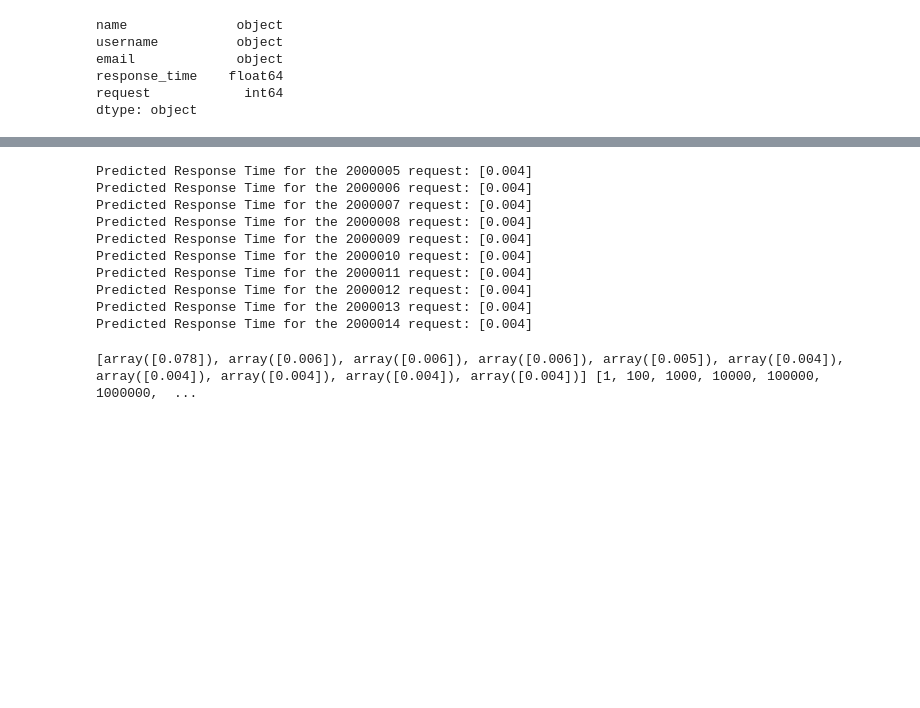
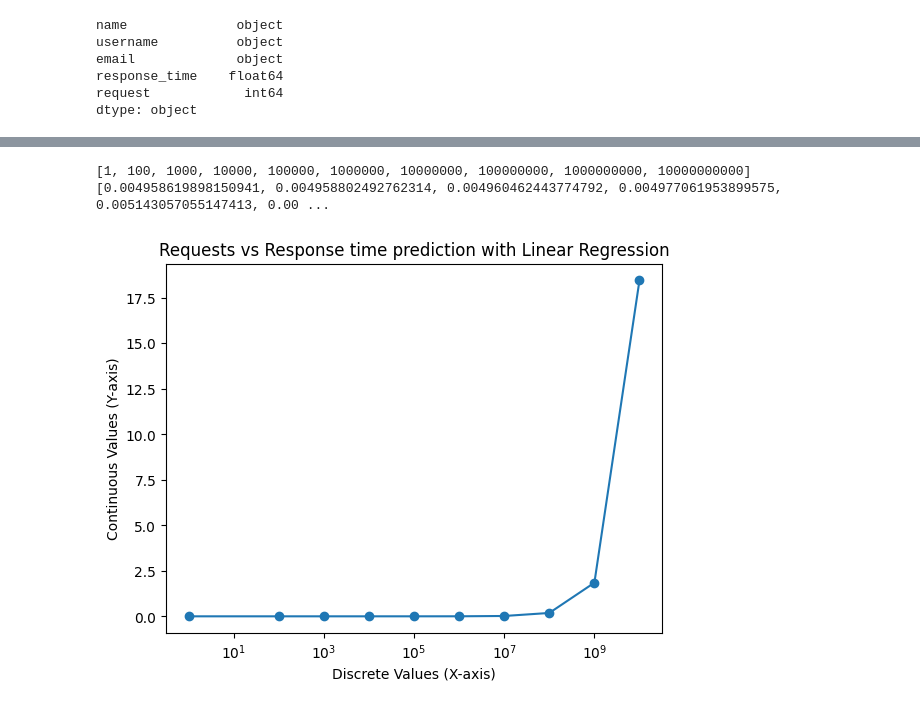
Before and after one commit to Eddie2111/Researches, a Jupyter notebook: request_worker/report.ipynb, the cells around one changed output, grey strips where cells are left out. Drawn from its saved outputs; the diff is of its cells as text; code cells hidden in the pictures; blank space fills up the shorter version.

Commit message:
chores:updated request worker dataset and prototype transpillation

```diff
--- a/request_worker/report.ipynb
+++ b/request_worker/report.ipynb
@@ -143,34 +180,26 @@ Predicted Response Time for the 2000014 request: [0.00416]
-# %%
-# Predicting the processing time of 200005th request with random forest
-request_value = 2000005
-request_points_decisionTree = [1,100,1000,10000,100000,1000000,10000000, 100000000, 1000000000, 10000000000]
-decisionTree = []
-
-for i in range(request_value, request_value+10):
-    request_value_2d = np.array([i]).reshape(-1, 1)
-    predicted_response_time = decision_tree_model.predict(request_value_2d)
-    print(f"Predicted Response Time for the {i} request:", predicted_response_time)
-
-for i in request_points_decisionTree:
-    request_value_2d = np.array([i]).reshape(-1, 1)
-    predicted_response_time = decision_tree_model.predict(request_value_2d)
-    decisionTree.append(predicted_response_time)
-# %% [output]
-Predicted Response Time for the 2000005 request: [0.004]
-Predicted Response Time for the 2000006 request: [0.004]
-Predicted Response Time for the 2000007 request: [0.004]
-Predicted Response Time for the 2000008 request: [0.004]
-Predicted Response Time for the 2000009 request: [0.004]
-Predicted Response Time for the 2000010 request: [0.004]
-Predicted Response Time for the 2000011 request: [0.004]
-Predicted Response Time for the 2000012 request: [0.004]
-Predicted Response Time for the 2000013 request: [0.004]
-Predicted Response Time for the 2000014 request: [0.004]
-# %%
-# Define your data
-a = ['decisionTree', 'LinearRegression', 'RandomForest']
-b = [ decisionTree, LinearRegression, randomForest ]
-
-print(x,y)
-# %% [output]
-[array([0.078]), array([0.006]), array([0.006]), array([0.006]), array([0.005]), array([0.004]), array([0.004]), array([0.004]), array([0.004]), array([0.004])] [1, 100, 1000, 10000, 100000, 1000000,  ...
+# %%
+import matplotlib.pyplot as plt
+
+# Define your data
+x = request_points
+_y = []
+for i in linearModel:
+    _y.append(i[0])
+
+print(x,_y)
+# Create the line plot
+plt.plot(x, _y, marker='o')
+
+# Set logarithmic scale for x-axis
+plt.xscale('log')
+
+# Add labels and title
+plt.xlabel('Discrete Values (X-axis)')
+plt.ylabel('Continuous Values (Y-axis)')
+plt.title('Requests vs Response time prediction with Linear Regression')
+
+# Show the plot
+plt.show()
+# %% [output]
+[1, 100, 1000, 10000, 100000, 1000000, 10000000, 100000000, 1000000000, 10000000000] [0.004958619898150941, 0.004958802492762314, 0.004960462443774792, 0.004977061953899575, 0.005143057055147413, 0.00 ...
+[figure, added]
```
Also changed, not shown: parts of 9 cells of this notebook, 27 other files.
